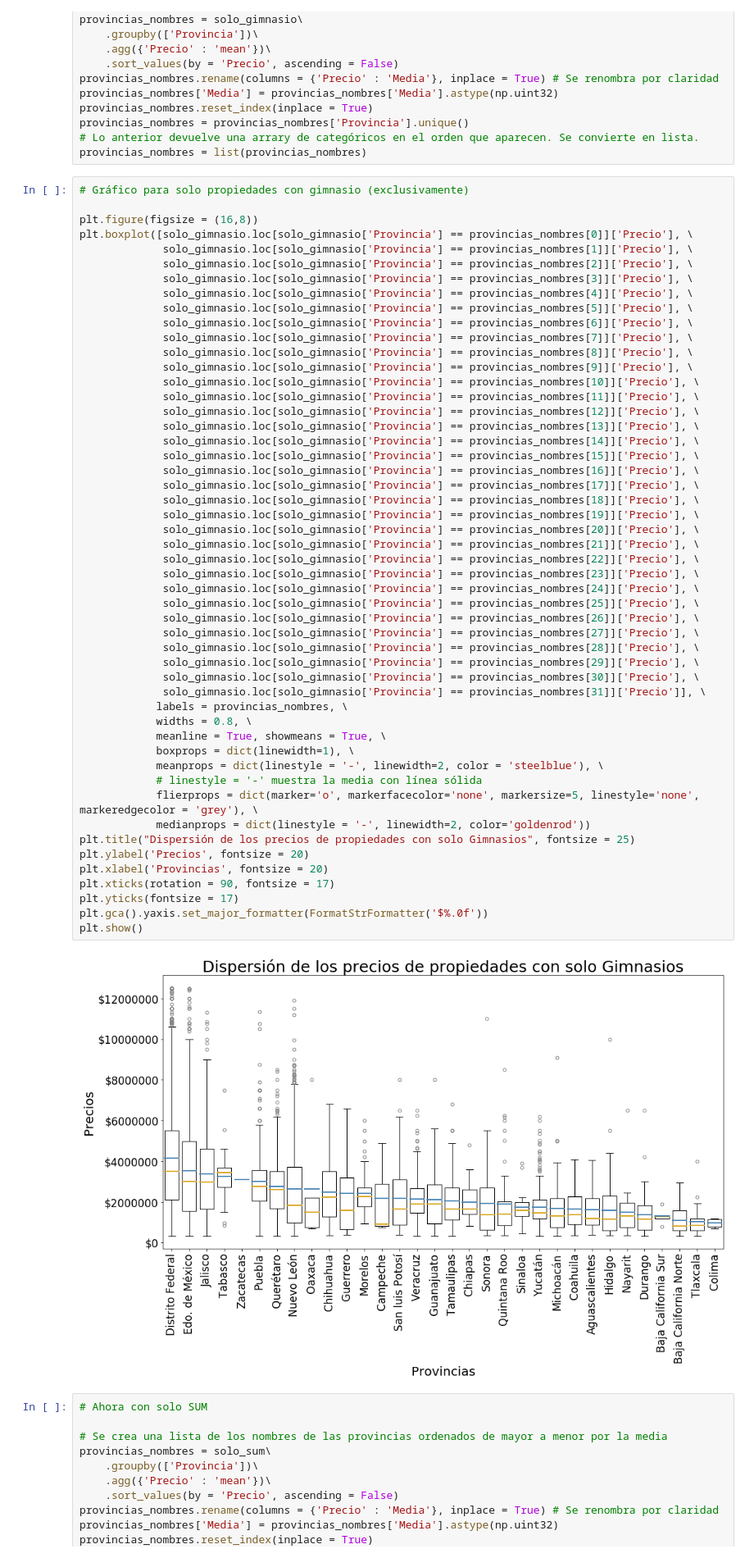
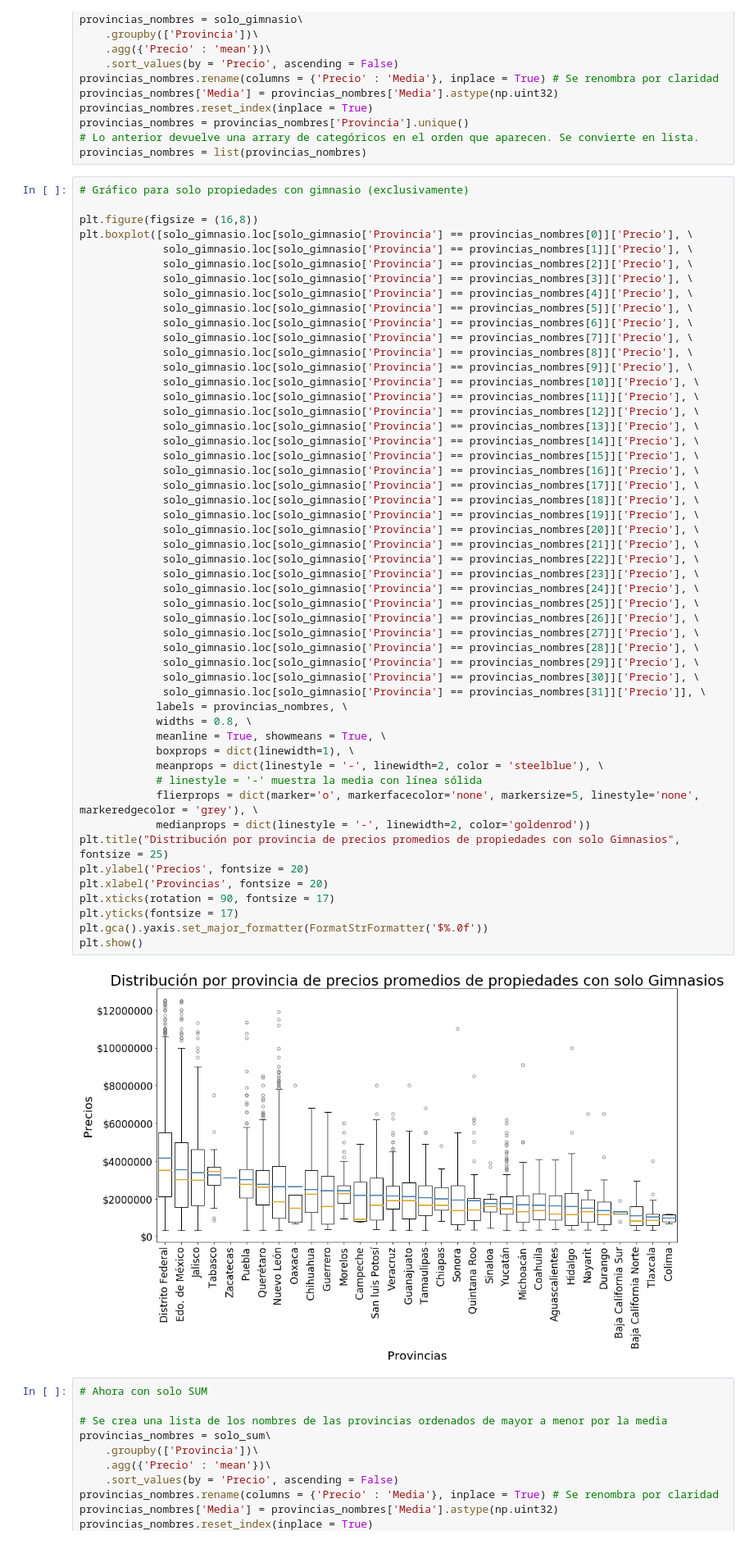
Before and after one commit to komod0/TPs-Org.Datos, a Jupyter notebook: tp1/nbfacundo.ipynb, the cells around one changed output. Shown at 82% size. Drawn from its saved outputs; the diff is of its cells as text.

```diff
--- a/tp1/nbfacundo.ipynb
+++ b/tp1/nbfacundo.ipynb
@@ -448,35 +461,35 @@ plt.boxplot([solo_gimnasio.loc[solo_gimnasio['Provincia'] == provincias_nombres[
              solo_gimnasio.loc[solo_gimnasio['Provincia'] == provincias_nombres[17]]['Precio'], \
              solo_gimnasio.loc[solo_gimnasio['Provincia'] == provincias_nombres[18]]['Precio'], \
              solo_gimnasio.loc[solo_gimnasio['Provincia'] == provincias_nombres[19]]['Precio'], \
              solo_gimnasio.loc[solo_gimnasio['Provincia'] == provincias_nombres[20]]['Precio'], \
              solo_gimnasio.loc[solo_gimnasio['Provincia'] == provincias_nombres[21]]['Precio'], \
              solo_gimnasio.loc[solo_gimnasio['Provincia'] == provincias_nombres[22]]['Precio'], \
              solo_gimnasio.loc[solo_gimnasio['Provincia'] == provincias_nombres[23]]['Precio'], \
              solo_gimnasio.loc[solo_gimnasio['Provincia'] == provincias_nombres[24]]['Precio'], \
              solo_gimnasio.loc[solo_gimnasio['Provincia'] == provincias_nombres[25]]['Precio'], \
              solo_gimnasio.loc[solo_gimnasio['Provincia'] == provincias_nombres[26]]['Precio'], \
              solo_gimnasio.loc[solo_gimnasio['Provincia'] == provincias_nombres[27]]['Precio'], \
              solo_gimnasio.loc[solo_gimnasio['Provincia'] == provincias_nombres[28]]['Precio'], \
              solo_gimnasio.loc[solo_gimnasio['Provincia'] == provincias_nombres[29]]['Precio'], \
              solo_gimnasio.loc[solo_gimnasio['Provincia'] == provincias_nombres[30]]['Precio'], \
              solo_gimnasio.loc[solo_gimnasio['Provincia'] == provincias_nombres[31]]['Precio']], \
             labels = provincias_nombres, \
             widths = 0.8, \
             meanline = True, showmeans = True, \
             boxprops = dict(linewidth=1), \
             meanprops = dict(linestyle = '-', linewidth=2, color = 'steelblue'), \
             # linestyle = '-' muestra la media con línea sólida
             flierprops = dict(marker='o', markerfacecolor='none', markersize=5, linestyle='none', markeredgecolor = 'grey'), \
             medianprops = dict(linestyle = '-', linewidth=2, color='goldenrod'))
-plt.title("Dispersión de los precios de propiedades con solo Gimnasios", fontsize = 25)
+plt.title("Distribución por provincia de precios promedios de propiedades con solo Gimnasios", fontsize = 25)
 plt.ylabel('Precios', fontsize = 20)
 plt.xlabel('Provincias', fontsize = 20)
 plt.xticks(rotation = 90, fontsize = 17)
 plt.yticks(fontsize = 17)
 plt.gca().yaxis.set_major_formatter(FormatStrFormatter('$%.0f'))
 plt.show()
 # %% [output]
-[figure, old version]
+[figure, new version]
 # %%
 # Ahora con solo SUM
 
```
Also changed, not shown: parts of 15 cells of this notebook.
